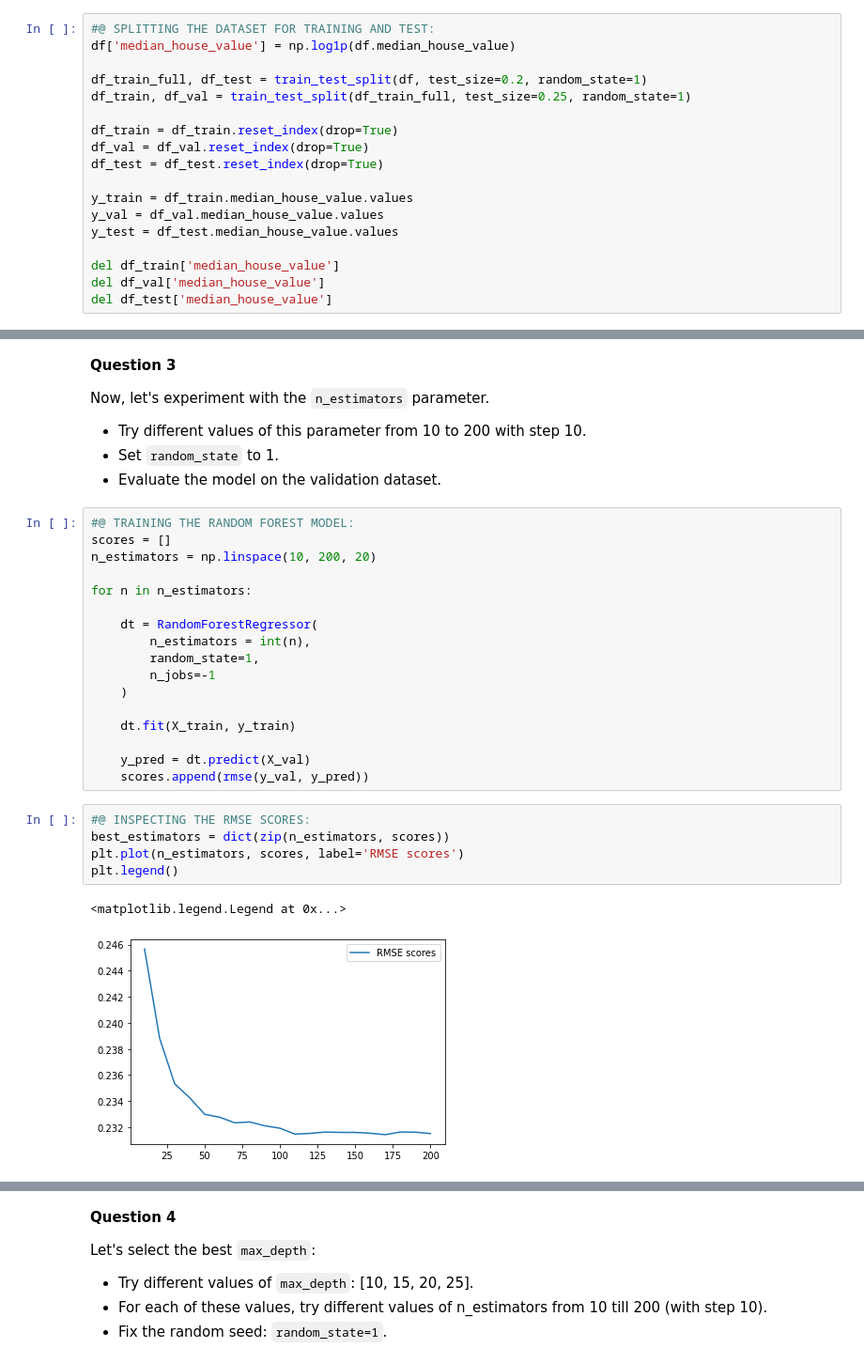
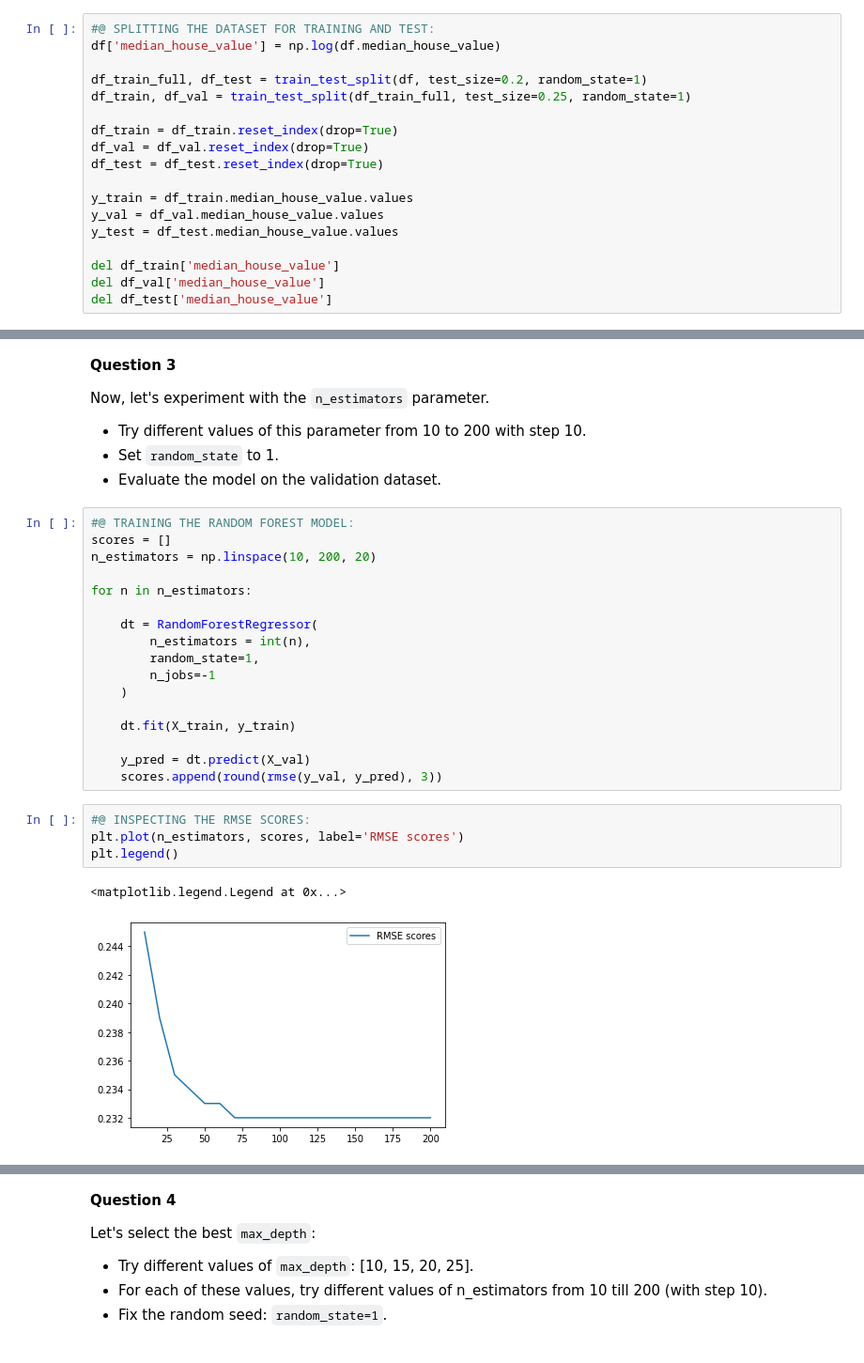
Before and after one commit to drew-two/mlbookcamp-code, a Jupyter notebook: course-zoomcamp/cohorts/2022/06-trees/homework.ipynb, the cells around one changed output, grey strips where cells are left out. Shown at 94% size. Cells and saved outputs as stored; diff of their text form.

```diff
--- a/course-zoomcamp/cohorts/2022/06-trees/homework.ipynb
+++ b/course-zoomcamp/cohorts/2022/06-trees/homework.ipynb
@@ -44,7 +44,7 @@ df.total_bedrooms = df.total_bedrooms.fillna(0)
 - Use the `train_test_split` function and set the `random_state parameter` to 1.
 # %%
 #@ SPLITTING THE DATASET FOR TRAINING AND TEST:
-df['median_house_value'] = np.log1p(df.median_house_value)
+df['median_house_value'] = np.log(df.median_house_value)
 
 df_train_full, df_test = train_test_split(df, test_size=0.2, random_state=1)
 df_train, df_val = train_test_split(df_train_full, test_size=0.25, random_state=1)
@@ -148,15 +148,14 @@ for n in n_estimators:
     dt.fit(X_train, y_train)
 
     y_pred = dt.predict(X_val)
-    scores.append(rmse(y_val, y_pred))
+    scores.append(round(rmse(y_val, y_pred), 3))
 # %%
 #@ INSPECTING THE RMSE SCORES:
-best_estimators = dict(zip(n_estimators, scores))
 plt.plot(n_estimators, scores, label='RMSE scores')
 plt.legend()
 # %% [output]
 <matplotlib.legend.Legend at 0x...>
-[figure, old version]
+[figure, new version]
 # %% [markdown]
 - After which value of `n_estimators` does RMSE stop improving?
 
```
Also changed, not shown: parts of 6 cells of this notebook.
